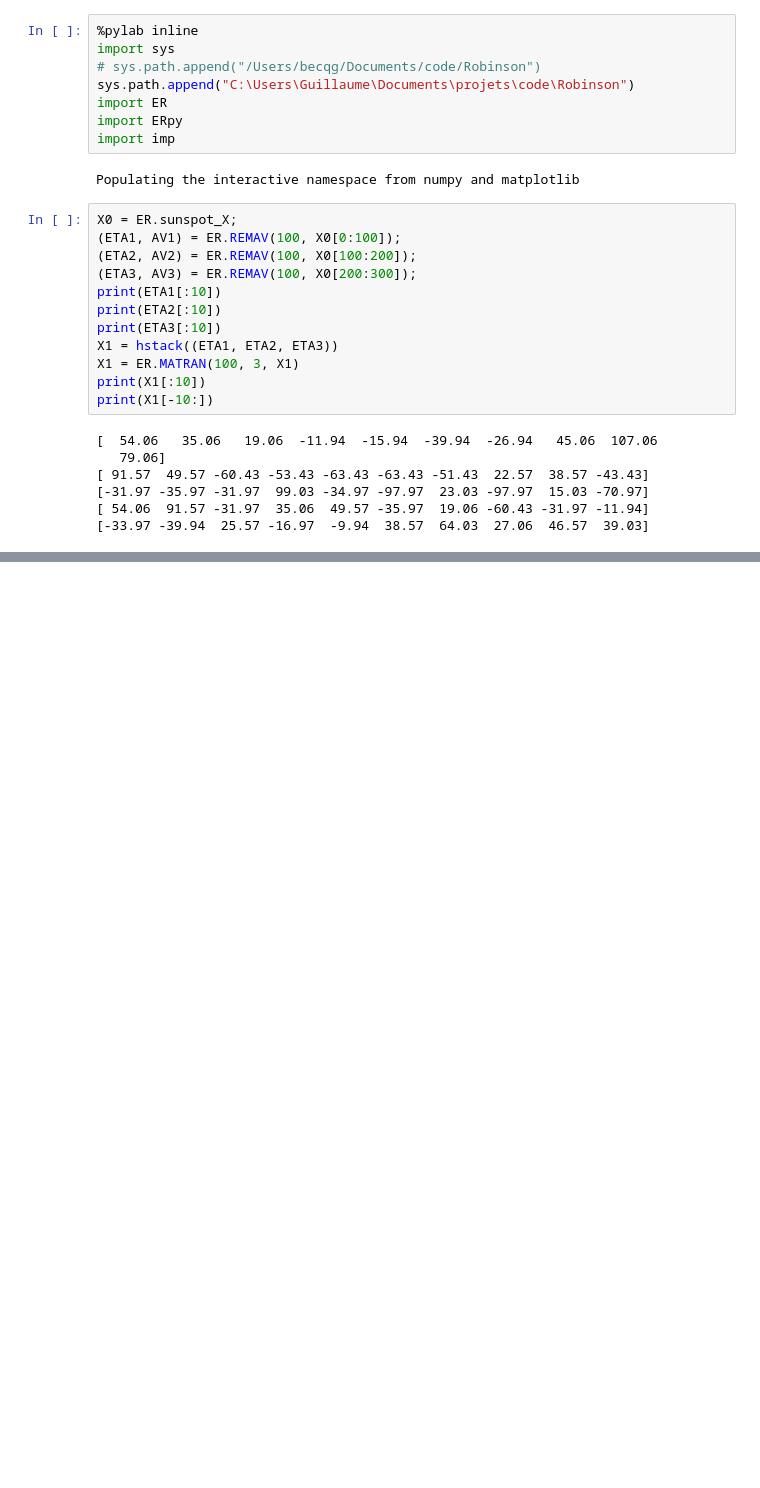
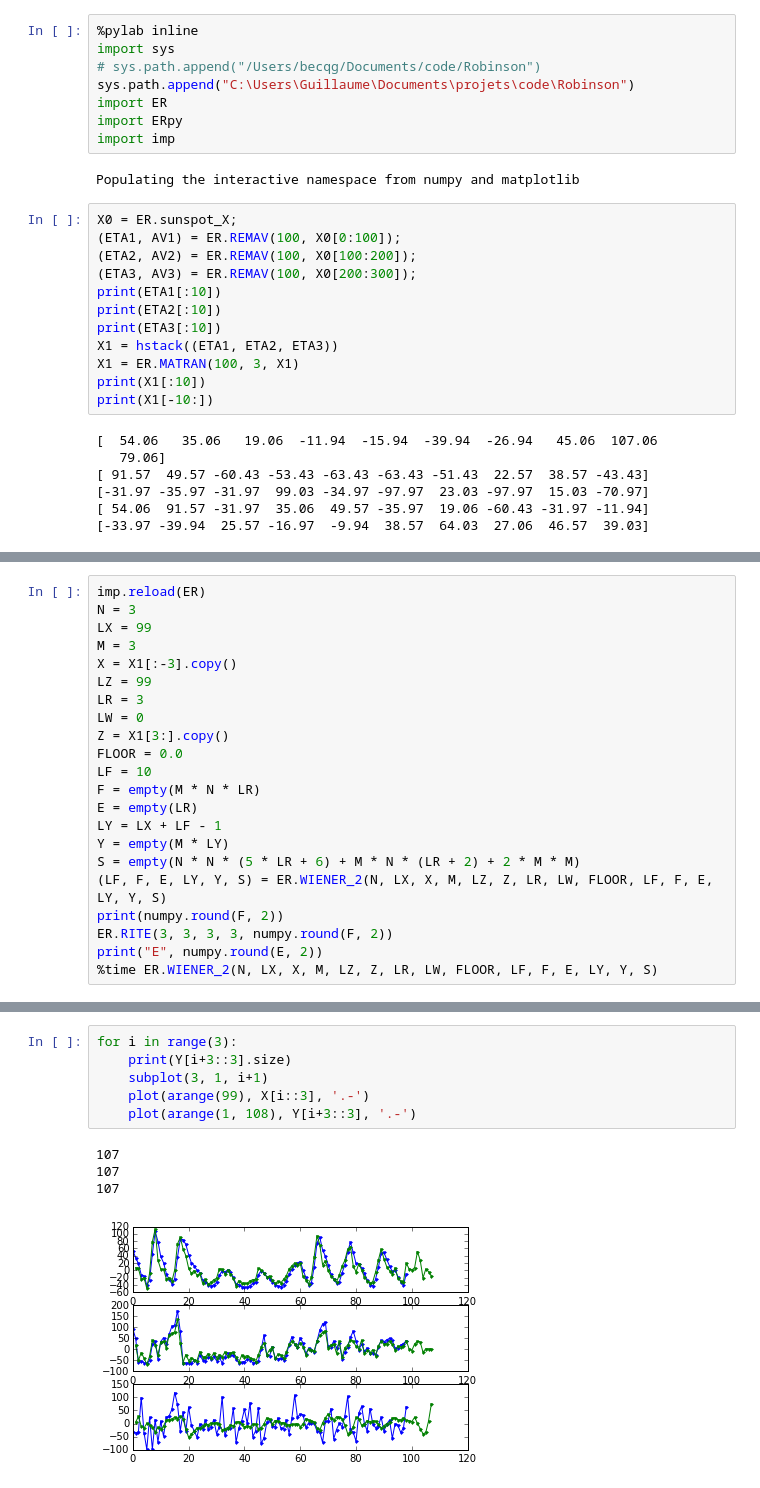
Before and after one commit to gjpcbecq/Robinson, a Jupyter notebook: WIENER.ipynb, the cells around one changed output, grey strips where cells are left out. Cells and saved outputs as stored; diff of their text form; blank space fills up the shorter version.

```diff
--- a/WIENER.ipynb
+++ b/WIENER.ipynb
@@ -264,0 +96,22 @@ print(S)
+# %%
+imp.reload(ER)
+N = 3
+LX = 99
+M = 3
+X = X1[:-3].copy()
+LZ = 99
+LR = 3
+LW = 0
+Z = X1[3:].copy()
+FLOOR = 0.0
+LF = 10
+F = empty(M * N * LR)
+E = empty(LR)
+LY = LX + LF - 1
+Y = empty(M * LY)
+S = empty(N * N * (5 * LR + 6) + M * N * (LR + 2) + 2 * M * M)
+(LF, F, E, LY, Y, S) = ER.WIENER_2(N, LX, X, M, LZ, Z, LR, LW, FLOOR, LF, F, E, LY, Y, S)
+print(numpy.round(F, 2))
+ER.RITE(3, 3, 3, 3, numpy.round(F, 2))
+print("E", numpy.round(E, 2))
+%time ER.WIENER_2(N, LX, X, M, LZ, Z, LR, LW, FLOOR, LF, F, E, LY, Y, S)
@@ -264,0 +146,11 @@ print(S)
+# %%
+for i in range(3):
+    print(Y[i+3::3].size)
+    subplot(3, 1, i+1)
+    plot(arange(99), X[i::3], '.-')
+    plot(arange(1, 108), Y[i+3::3], '.-')
+# %% [output]
+107
+107
+107
+[figure, added]
```
Also changed, not shown: parts of 13 cells of this notebook, 6 other files.
